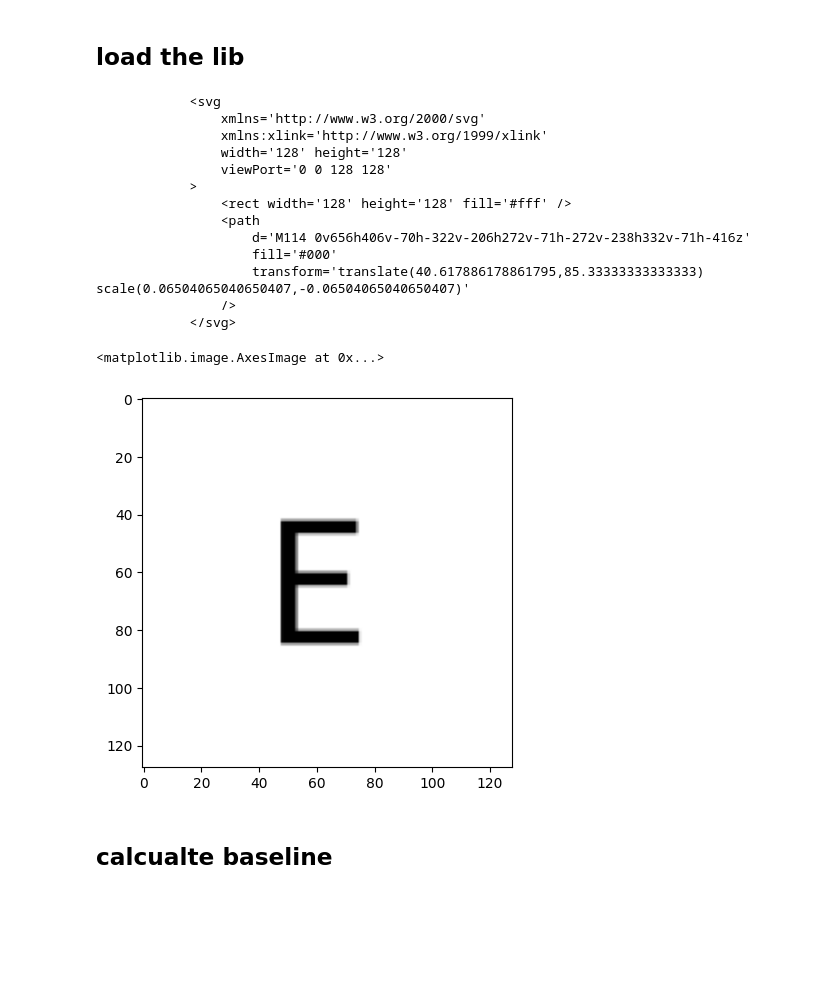
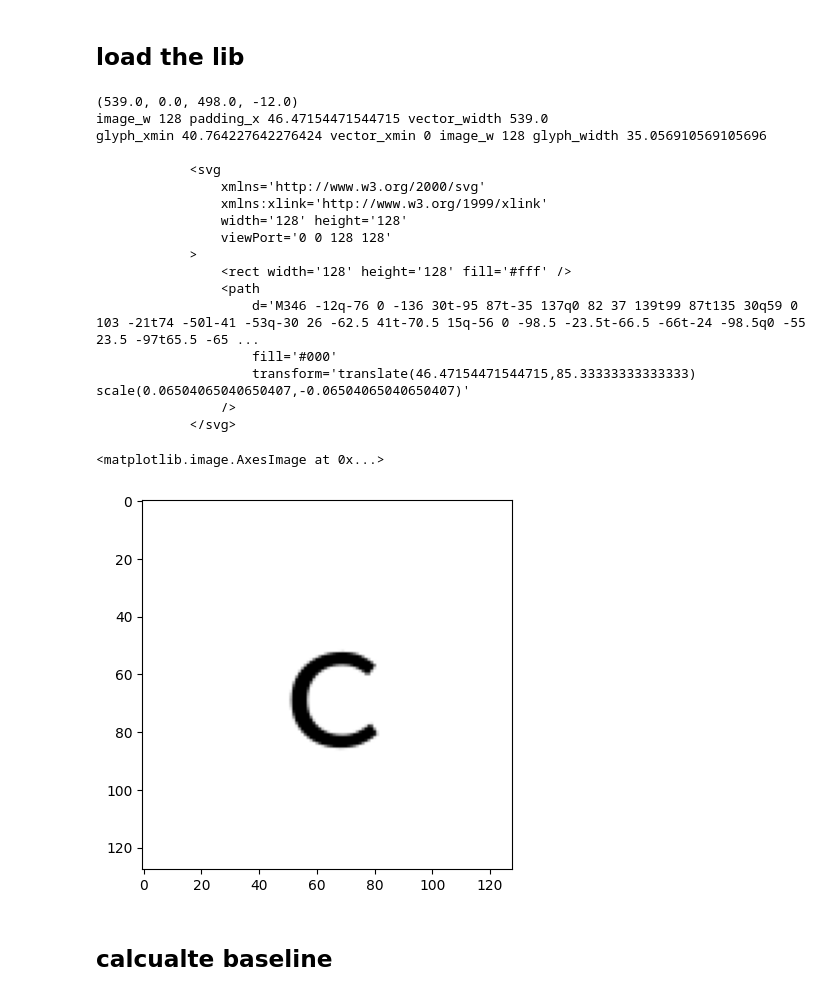
Before and after one commit to mitlyn/Fonty, a Jupyter notebook: notebooks/glyph-baseline.ipynb, the cells around one changed output. Drawn from its saved outputs; the diff is of its cells as text; code cells hidden in the pictures; blank space fills up the shorter version.

```diff
--- a/notebooks/glyph-baseline.ipynb
+++ b/notebooks/glyph-baseline.ipynb
@@ -21,26 +21,30 @@ import matplotlib.pyplot as plt
 # %%
 plt.imshow(
     font_processor.glyph2array(
-        font_processor.glyphs[6],
+        font_processor.glyphs[30],
         glyph_size_proportion=1
     )
 )
 # %% [output]
+(539.0, 0.0, 498.0, -12.0)
+image_w 128 padding_x 46.47154471544715 vector_width 539.0
+glyph_xmin 40.764227642276424 vector_xmin 0 image_w 128 glyph_width 35.056910569105696
+
             <svg
                 xmlns='http://www.w3.org/2000/svg'
                 xmlns:xlink='http://www.w3.org/1999/xlink'
                 width='128' height='128'
                 viewPort='0 0 128 128'
             >
                 <rect width='128' height='128' fill='#fff' />
                 <path
-                    d='M114 0v656h406v-70h-322v-206h272v-71h-272v-238h332v-71h-416z'
+                    d='M346 -12q-76 0 -136 30t-95 87t-35 137q0 82 37 139t99 87t135 30q59 0 103 -21t74 -50l-41 -53q-30 26 -62.5 41t-70.5 15q-56 0 -98.5 -23.5t-66.5 -66t-24 -98.5q0 -55 23.5 -97t65.5 -65 ...
                     fill='#000'
-                    transform='translate(40.617886178861795,85.33333333333333) scale(0.06504065040650407,-0.06504065040650407)'
+                    transform='translate(46.47154471544715,85.33333333333333) scale(0.06504065040650407,-0.06504065040650407)'
                 />
             </svg>
 <matplotlib.image.AxesImage at 0x...>
-[figure, old version]
+[figure, new version]
 # %% [markdown]
 ## calcualte baseline
 # %%
```
Also changed, not shown: parts of 3 cells of this notebook, 1 other file.
